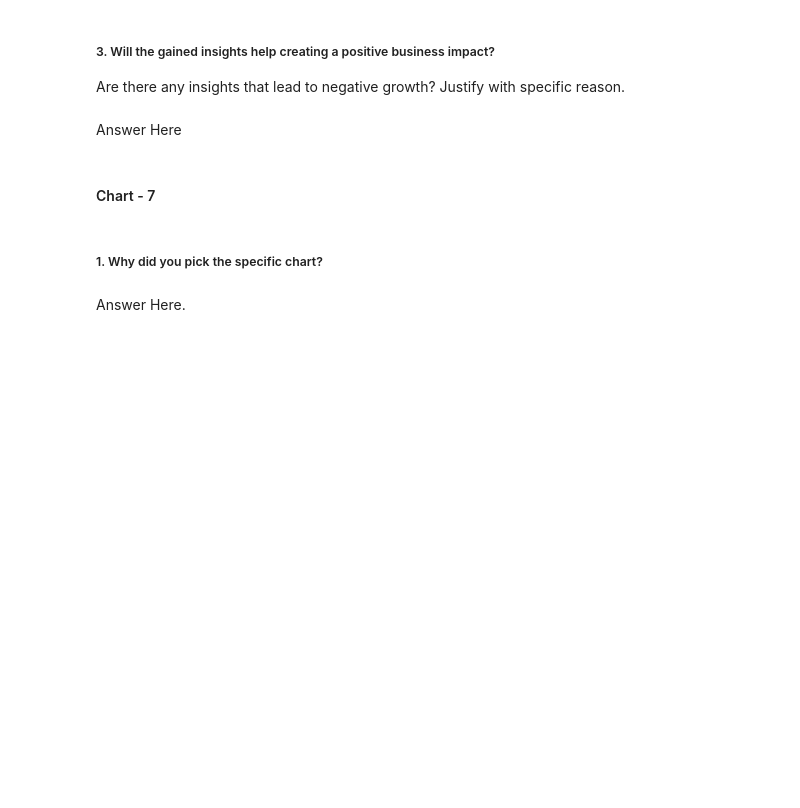
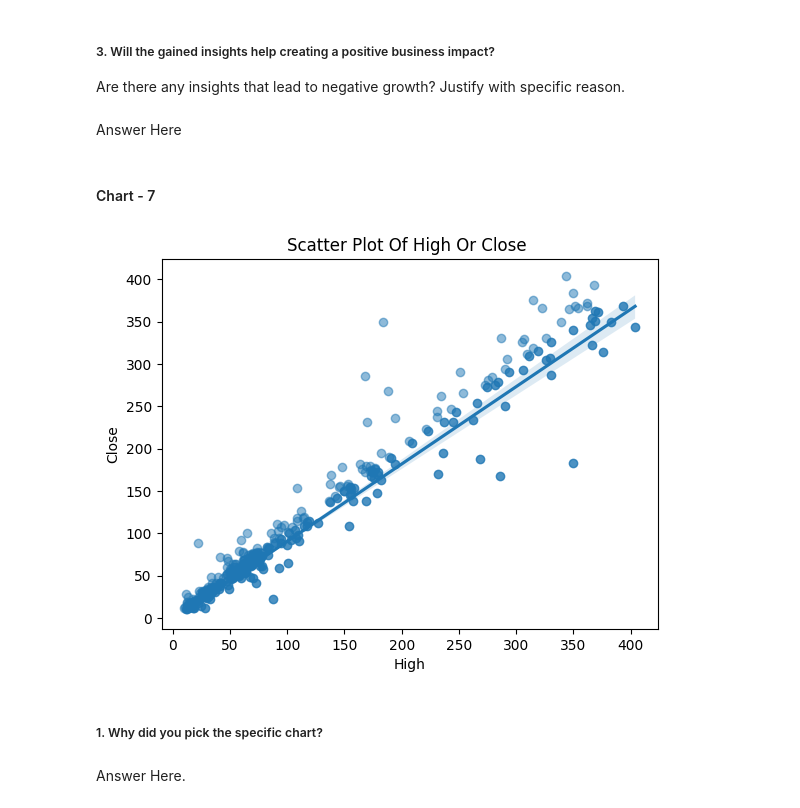
Before and after one commit to khalilkhan1111/Yes-Bank-Stock-Closing_Price_Prediction, a Jupyter notebook: Yes_Bank_Stock_Closing_Price_Prediction.ipynb, the cells around one changed output. Cells and saved outputs as stored; diff of their text form; code cells hidden in the pictures; blank space fills up the shorter version.

```diff
--- a/Yes_Bank_Stock_Closing_Price_Prediction.ipynb
+++ b/Yes_Bank_Stock_Closing_Price_Prediction.ipynb
@@ -525,3 +523,13 @@ Answer Here
+# %%
+# Chart - 7 visualization code
+plt.scatter(df['Close'], df['High'], alpha=0.5)
+plt.title('Scatter Plot Of High Or Close ')
+plt.xlabel('High')
+plt.ylabel('Close')
+sns.regplot(x ='High', y = 'Close', data= df)
+plt.show()
+# %% [output]
+[figure, added]
 # %% [markdown]
 ##### 1. Why did you pick the specific chart?
 # %% [markdown]
```
Also changed, not shown: parts of 5 cells of this notebook.
